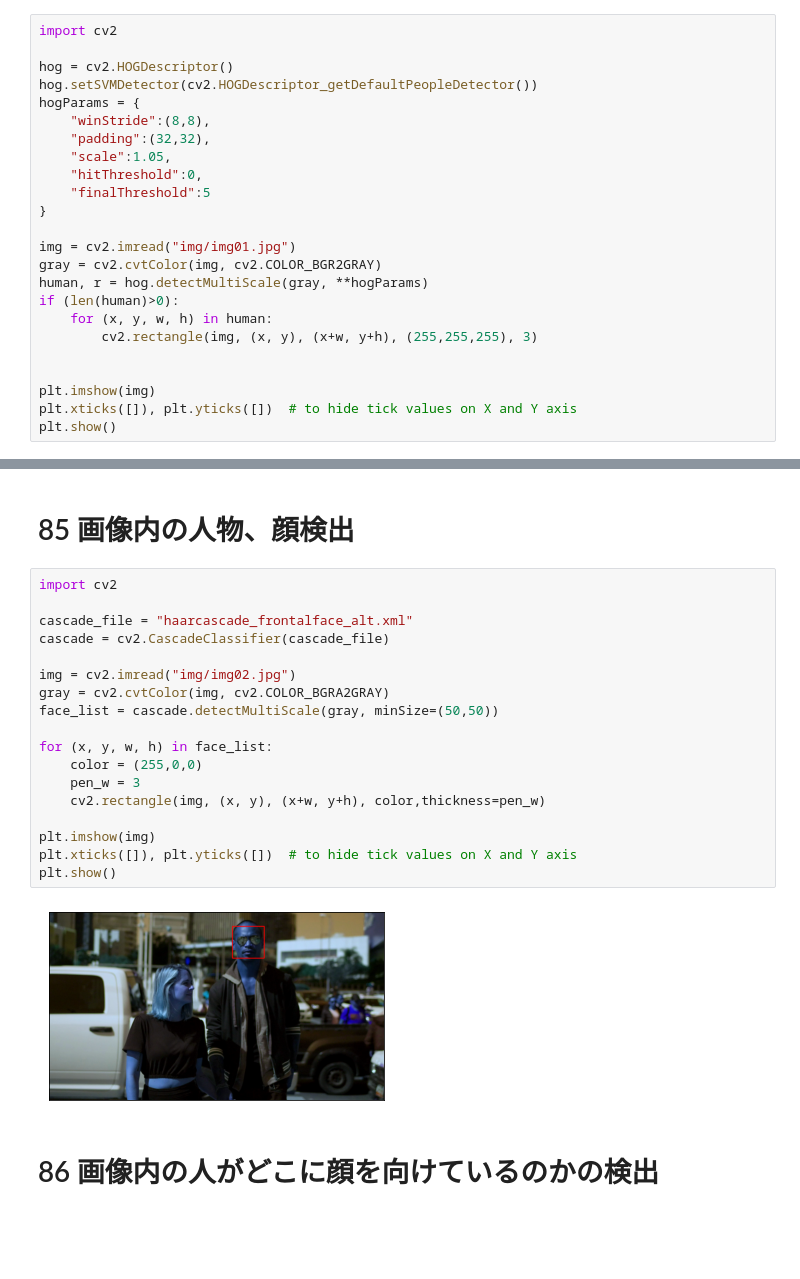
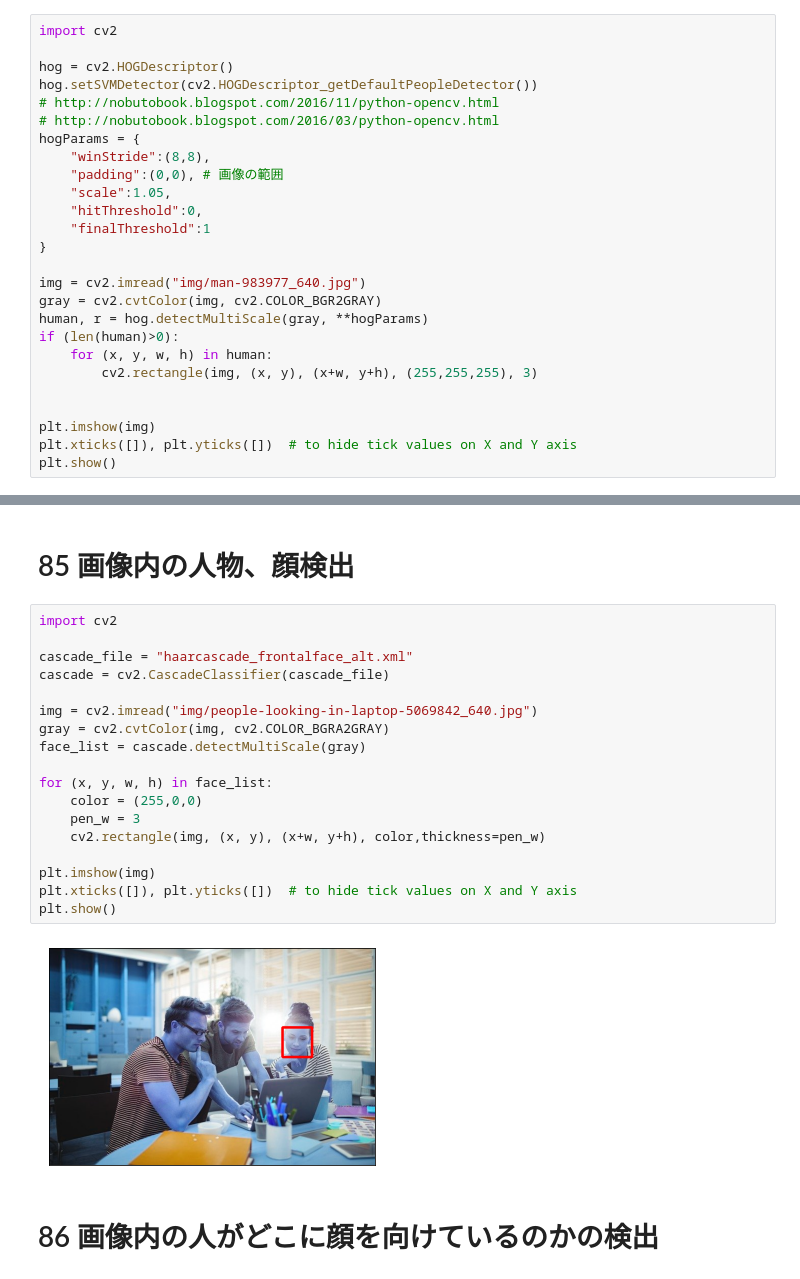
Before and after one commit to letitride/PandasDataAnalyze, a Jupyter notebook: chapter09/ch09.ipynb, the cells around one changed output, grey strips where cells are left out. Drawn from its saved outputs; the diff is of its cells as text; blank space fills up the shorter version.

```diff
--- a/chapter09/ch09.ipynb
+++ b/chapter09/ch09.ipynb
@@ -74,15 +74,17 @@ import cv2
 
 hog = cv2.HOGDescriptor()
 hog.setSVMDetector(cv2.HOGDescriptor_getDefaultPeopleDetector())
+# http://nobutobook.blogspot.com/2016/11/python-opencv.html
+# http://nobutobook.blogspot.com/2016/03/python-opencv.html
 hogParams = {
     "winStride":(8,8),
-    "padding":(32,32),
+    "padding":(0,0), # 画像の範囲
     "scale":1.05,
     "hitThreshold":0,
-    "finalThreshold":5
+    "finalThreshold":1
 }
 
-img = cv2.imread("img/img01.jpg")
+img = cv2.imread("img/man-983977_640.jpg")
 gray = cv2.cvtColor(img, cv2.COLOR_BGR2GRAY)
 human, r = hog.detectMultiScale(gray, **hogParams)
 if (len(human)>0):
@@ -98,23 +102,23 @@ plt.show()
 # %%
 import cv2
 
 cascade_file = "haarcascade_frontalface_alt.xml"
 cascade = cv2.CascadeClassifier(cascade_file)
 
-img = cv2.imread("img/img02.jpg")
+img = cv2.imread("img/people-looking-in-laptop-5069842_640.jpg")
 gray = cv2.cvtColor(img, cv2.COLOR_BGRA2GRAY)
-face_list = cascade.detectMultiScale(gray, minSize=(50,50))
+face_list = cascade.detectMultiScale(gray)
 
 for (x, y, w, h) in face_list:
     color = (255,0,0)
     pen_w = 3
     cv2.rectangle(img, (x, y), (x+w, y+h), color,thickness=pen_w)
 
 plt.imshow(img)
 plt.xticks([]), plt.yticks([])  # to hide tick values on X and Y axis
 plt.show()
 # %% [output]
-[figure, old version]
+[figure, new version]
 # %% [markdown]
 # 86 画像内の人がどこに顔を向けているのかの検出
 # %%
```
Also changed, not shown: parts of 3 cells of this notebook, 7 other files.
